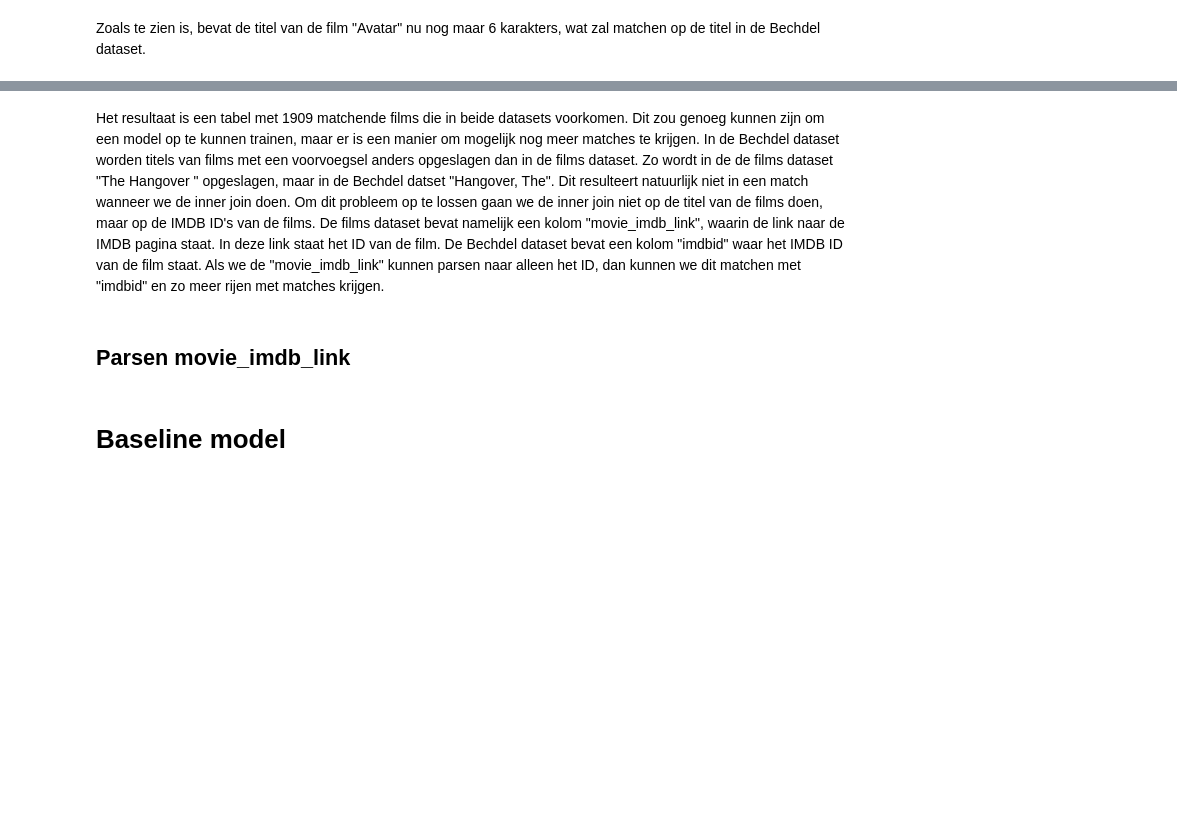
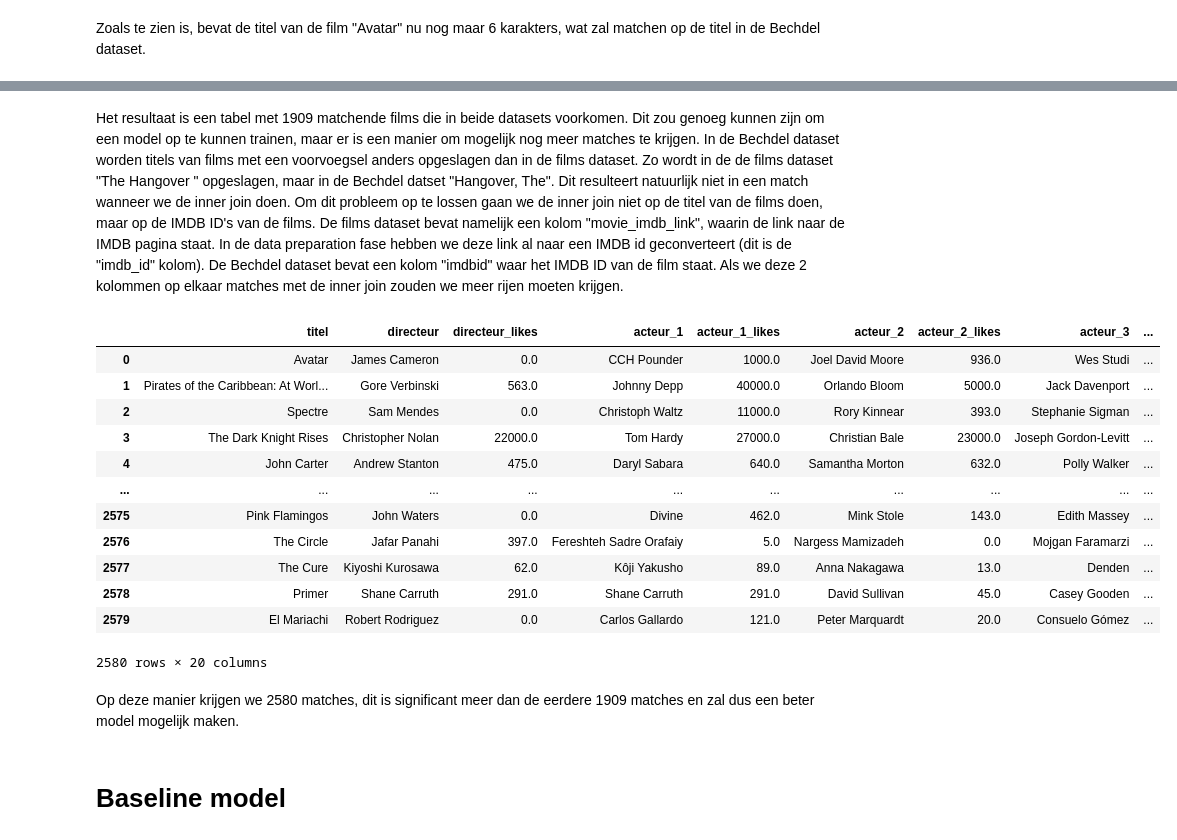
Before and after one commit to GitMathijs/CM2024-casus, a Jupyter notebook: CM_onderzoeksvraag_2.ipynb, the cells around one changed output, grey strips where cells are left out. Cells and saved outputs as stored; diff of their text form; code cells hidden in the pictures; blank space fills up the shorter version.

Commit message:
Inner join op imdb ID

```diff
--- a/CM_onderzoeksvraag_2.ipynb
+++ b/CM_onderzoeksvraag_2.ipynb
@@ -79,7 +95,25 @@ data
 # %% [markdown]
-Het resultaat is een tabel met 1909 matchende films die in beide datasets voorkomen. Dit zou genoeg kunnen zijn om een model op te kunnen trainen, maar er is een manier om mogelijk nog meer matches te krijgen. In de Bechdel dataset worden titels van films met een voorvoegsel anders opgeslagen dan in de films dataset. Zo wordt in de de films dataset "The Hangover " opgeslagen, maar in de Bechdel datset "Hangover, The". Dit resulteert natuurlijk niet in een match wanneer we de inner join doen. Om dit probleem op te lossen gaan we de inner join niet op de titel van de films doen, maar op de IMDB ID's van de films. De films dataset bevat namelijk een kolom "movie_imdb_link", waarin de link naar de IMDB pagina staat. In deze link staat het ID van de film. De Bechdel dataset bevat een kolom "imdbid" waar het IMDB ID van de film staat. Als we de "movie_imdb_link" kunnen parsen naar alleen het ID, dan kunnen we dit matchen met "imdbid" en zo meer rijen met matches krijgen.
+Het resultaat is een tabel met 1909 matchende films die in beide datasets voorkomen. Dit zou genoeg kunnen zijn om een model op te kunnen trainen, maar er is een manier om mogelijk nog meer matches te krijgen. In de Bechdel dataset worden titels van films met een voorvoegsel anders opgeslagen dan in de films dataset. Zo wordt in de de films dataset "The Hangover " opgeslagen, maar in de Bechdel datset "Hangover, The". Dit resulteert natuurlijk niet in een match wanneer we de inner join doen. Om dit probleem op te lossen gaan we de inner join niet op de titel van de films doen, maar op de IMDB ID's van de films. De films dataset bevat namelijk een kolom "movie_imdb_link", waarin de link naar de IMDB pagina staat. In de data preparation fase hebben we deze link al naar een IMDB id geconverteert (dit is de "imdb_id" kolom). De Bechdel dataset bevat een kolom "imdbid" waar het IMDB ID van de film staat. Als we deze 2 kolommen op elkaar matches met de inner join zouden we meer rijen moeten krijgen.
-# %% [markdown]
-## Parsen movie_imdb_link
+# %%
+# Inner join op de ID's van de films
+data = pd.merge(films, bechdel, left_on='imdb_id', right_on='imdbid', how='inner')
+data
+# %% [output]
+|  | titel | directeur | directeur_likes | acteur_1 | acteur_1_likes | acteur_2 | acteur_2_likes | acteur_3 | ... |
+| 0 | Avatar | James Cameron | 0.0 | CCH Pounder | 1000.0 | Joel David Moore | 936.0 | Wes Studi | ... |
+| 1 | Pirates of the Caribbean: At Worl... | Gore Verbinski | 563.0 | Johnny Depp | 40000.0 | Orlando Bloom | 5000.0 | Jack Davenport | ... |
+| 2 | Spectre | Sam Mendes | 0.0 | Christoph Waltz | 11000.0 | Rory Kinnear | 393.0 | Stephanie Sigman | ... |
+| 3 | The Dark Knight Rises | Christopher Nolan | 22000.0 | Tom Hardy | 27000.0 | Christian Bale | 23000.0 | Joseph Gordon-Levitt | ... |
+| 4 | John Carter | Andrew Stanton | 475.0 | Daryl Sabara | 640.0 | Samantha Morton | 632.0 | Polly Walker | ... |
+| ... | ... | ... | ... | ... | ... | ... | ... | ... | ... |
+| 2575 | Pink Flamingos | John Waters | 0.0 | Divine | 462.0 | Mink Stole | 143.0 | Edith Massey | ... |
+| 2576 | The Circle | Jafar Panahi | 397.0 | Fereshteh Sadre Orafaiy | 5.0 | Nargess Mamizadeh | 0.0 | Mojgan Faramarzi | ... |
+| 2577 | The Cure | Kiyoshi Kurosawa | 62.0 | Kôji Yakusho | 89.0 | Anna Nakagawa | 13.0 | Denden | ... |
+| 2578 | Primer | Shane Carruth | 291.0 | Shane Carruth | 291.0 | David Sullivan | 45.0 | Casey Gooden | ... |
+| 2579 | El Mariachi | Robert Rodriguez | 0.0 | Carlos Gallardo | 121.0 | Peter Marquardt | 20.0 | Consuelo Gómez | ... |
+2580 rows × 20 columns
+# %% [markdown]
+Op deze manier krijgen we 2580 matches, dit is significant meer dan de eerdere 1909 matches en zal dus een beter model mogelijk maken.
 # %% [markdown]
 # Baseline model
 # %%
```
Also changed, not shown: parts of 5 cells of this notebook.
